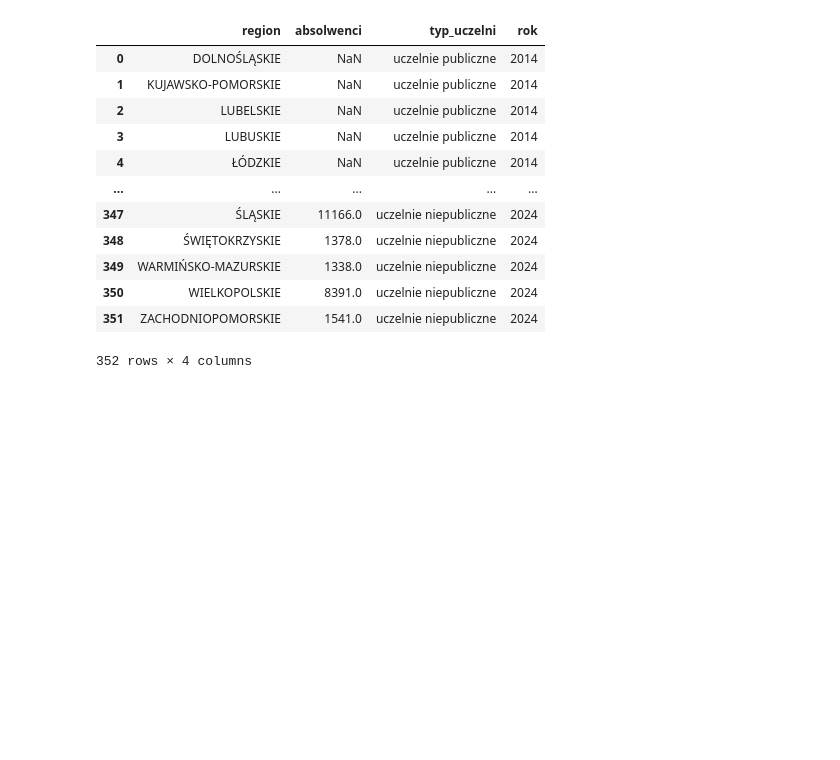
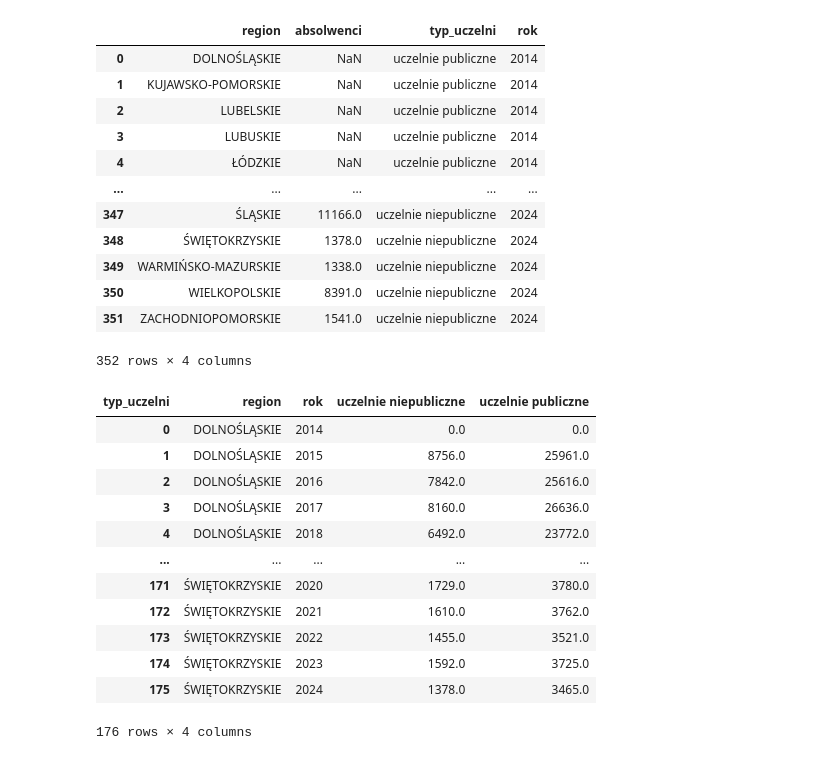
Before and after one commit to kabix09/panelek, a Jupyter notebook: 01_read_data_szkolnictwo.ipynb, the cells around one changed output. Drawn from its saved outputs; the diff is of its cells as text; code cells hidden in the pictures; blank space fills up the shorter version.

```diff
--- a/01_read_data_szkolnictwo.ipynb
+++ b/01_read_data_szkolnictwo.ipynb
@@ -103 +110,17 @@ display(df_long)
+# %%
+display(df_pivot)
+# %% [output]
+| typ_uczelni | region | rok | uczelnie niepubliczne | uczelnie publiczne |
+| 0 | DOLNOŚLĄSKIE | 2014 | 0.0 | 0.0 |
+| 1 | DOLNOŚLĄSKIE | 2015 | 8756.0 | 25961.0 |
+| 2 | DOLNOŚLĄSKIE | 2016 | 7842.0 | 25616.0 |
+| 3 | DOLNOŚLĄSKIE | 2017 | 8160.0 | 26636.0 |
+| 4 | DOLNOŚLĄSKIE | 2018 | 6492.0 | 23772.0 |
+| ... | ... | ... | ... | ... |
+| 171 | ŚWIĘTOKRZYSKIE | 2020 | 1729.0 | 3780.0 |
+| 172 | ŚWIĘTOKRZYSKIE | 2021 | 1610.0 | 3762.0 |
+| 173 | ŚWIĘTOKRZYSKIE | 2022 | 1455.0 | 3521.0 |
+| 174 | ŚWIĘTOKRZYSKIE | 2023 | 1592.0 | 3725.0 |
+| 175 | ŚWIĘTOKRZYSKIE | 2024 | 1378.0 | 3465.0 |
+176 rows × 4 columns
 # %%
```
Also changed, not shown: parts of 4 cells of this notebook, 2 other files.
